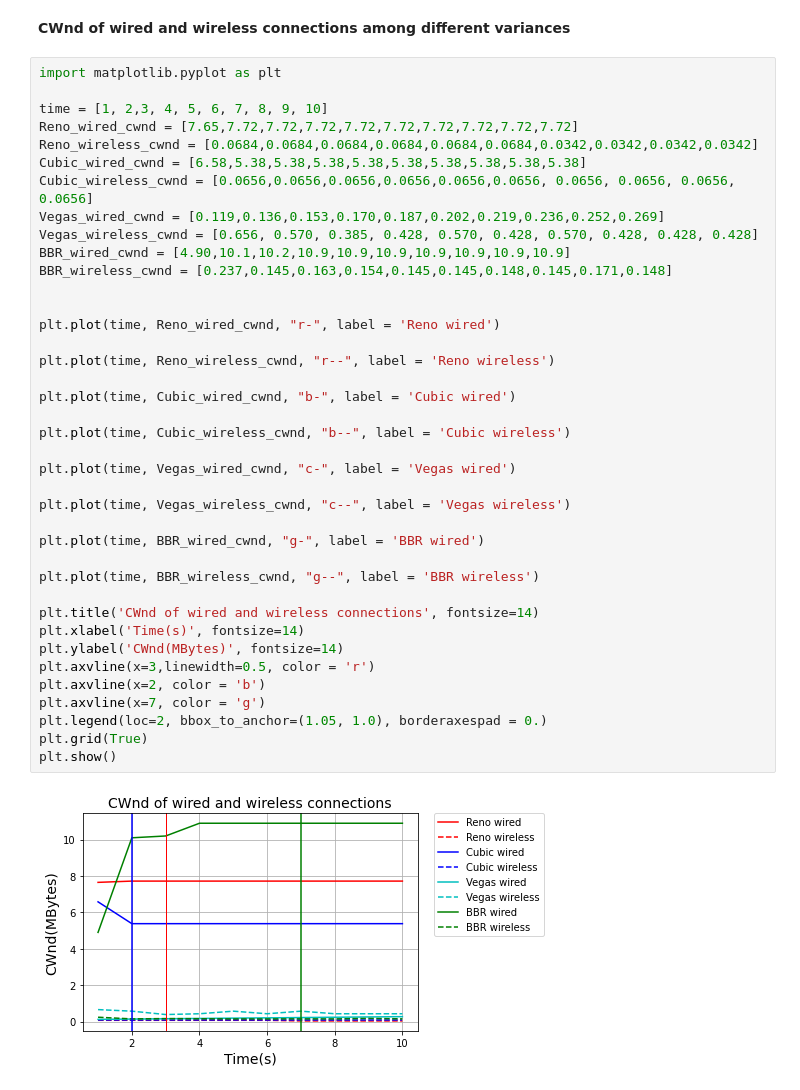
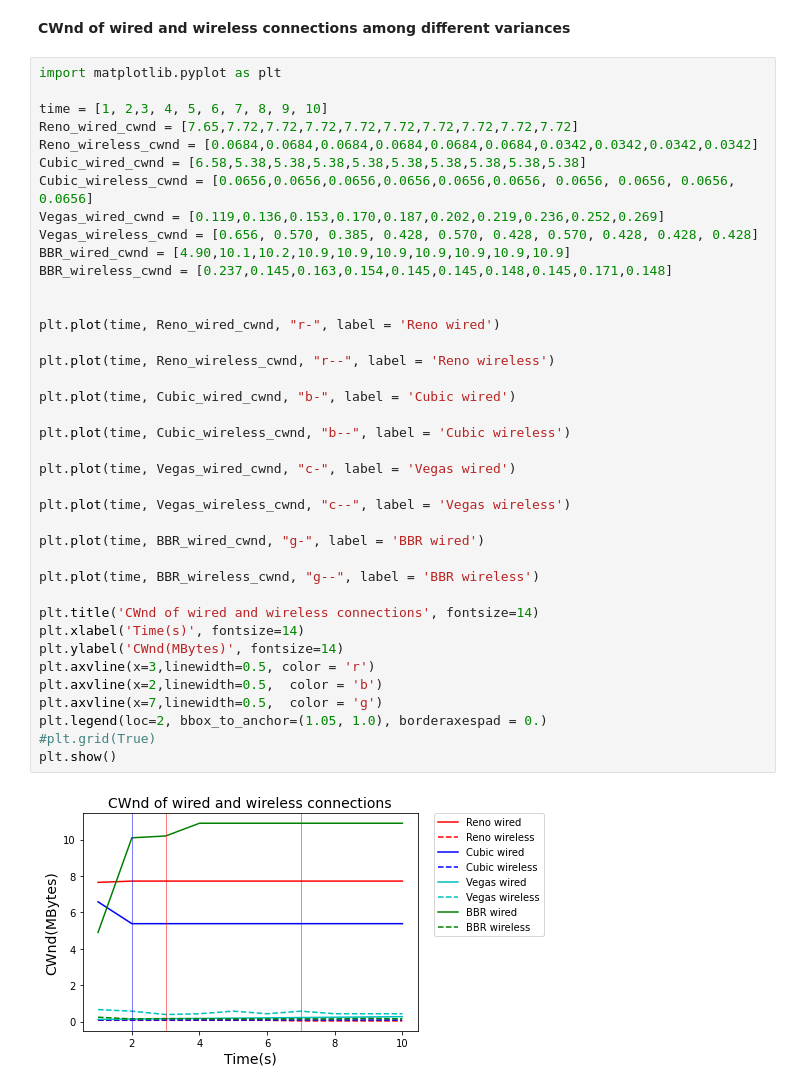
Before and after one commit to YangZiyi121/CS244_Assignment_2, a Jupyter notebook: TCP_throughput.ipynb, the cells around one changed output. Drawn from its saved outputs; the diff is of its cells as text.

```diff
--- a/TCP_throughput.ipynb
+++ b/TCP_throughput.ipynb
@@ -50,34 +50,34 @@ Cubic_wired_cwnd = [6.58,5.38,5.38,5.38,5.38,5.38,5.38,5.38,5.38,5.38]
 Cubic_wireless_cwnd = [0.0656,0.0656,0.0656,0.0656,0.0656,0.0656, 0.0656, 0.0656, 0.0656, 0.0656]
 Vegas_wired_cwnd = [0.119,0.136,0.153,0.170,0.187,0.202,0.219,0.236,0.252,0.269]
 Vegas_wireless_cwnd = [0.656, 0.570, 0.385, 0.428, 0.570, 0.428, 0.570, 0.428, 0.428, 0.428]
 BBR_wired_cwnd = [4.90,10.1,10.2,10.9,10.9,10.9,10.9,10.9,10.9,10.9]
 BBR_wireless_cwnd = [0.237,0.145,0.163,0.154,0.145,0.145,0.148,0.145,0.171,0.148]
 
 
 plt.plot(time, Reno_wired_cwnd, "r-", label = 'Reno wired')
 
 plt.plot(time, Reno_wireless_cwnd, "r--", label = 'Reno wireless')
 
 plt.plot(time, Cubic_wired_cwnd, "b-", label = 'Cubic wired')
 
 plt.plot(time, Cubic_wireless_cwnd, "b--", label = 'Cubic wireless')
 
 plt.plot(time, Vegas_wired_cwnd, "c-", label = 'Vegas wired')
 
 plt.plot(time, Vegas_wireless_cwnd, "c--", label = 'Vegas wireless')
 
 plt.plot(time, BBR_wired_cwnd, "g-", label = 'BBR wired')
 
 plt.plot(time, BBR_wireless_cwnd, "g--", label = 'BBR wireless')
 
 plt.title('CWnd of wired and wireless connections', fontsize=14)
 plt.xlabel('Time(s)', fontsize=14)
 plt.ylabel('CWnd(MBytes)', fontsize=14)
 plt.axvline(x=3,linewidth=0.5, color = 'r')
-plt.axvline(x=2, color = 'b')
-plt.axvline(x=7, color = 'g')
+plt.axvline(x=2,linewidth=0.5,  color = 'b')
+plt.axvline(x=7,linewidth=0.5,  color = 'g')
 plt.legend(loc=2, bbox_to_anchor=(1.05, 1.0), borderaxespad = 0.)
-plt.grid(True)
+#plt.grid(True)
 plt.show()
 # %% [output]
-[figure, old version]
+[figure, new version]
```
Also changed, not shown: 9 other files.
